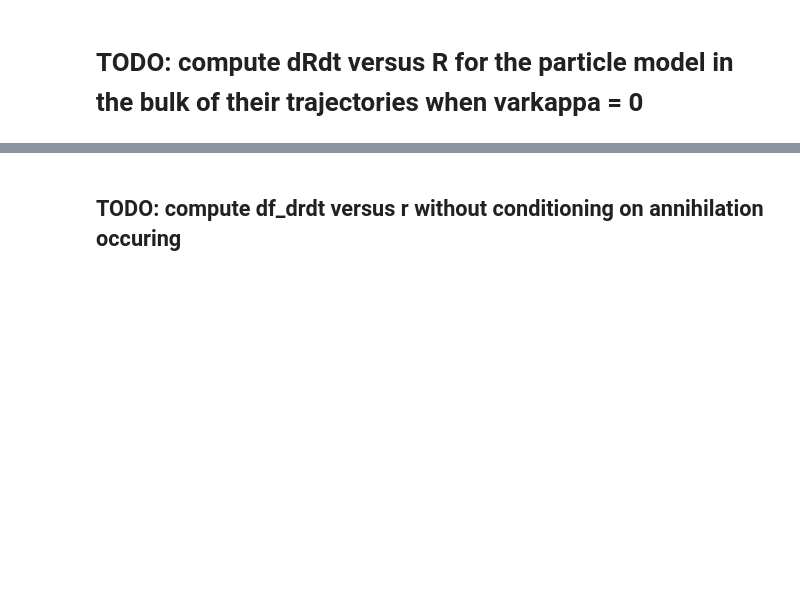
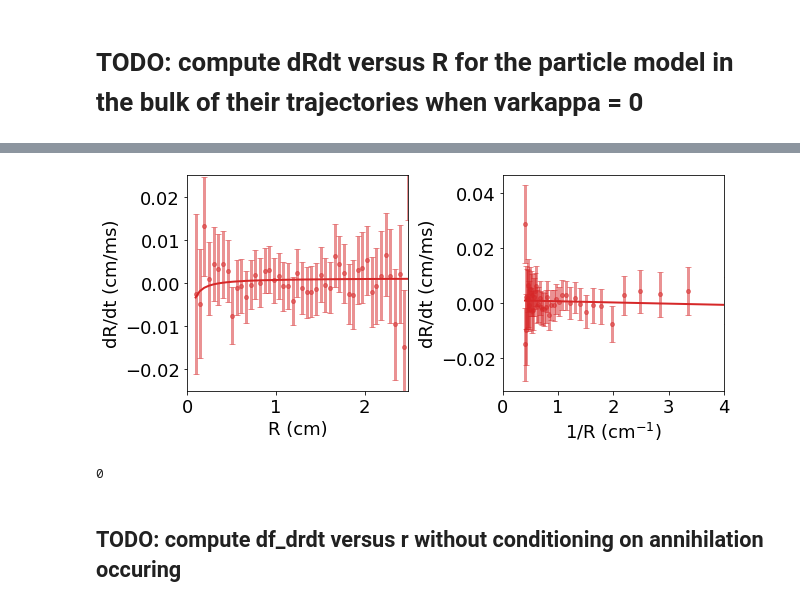
Before and after one commit to timtyree/care, a Jupyter notebook: notebooks/Measuring Average Forces between Spiral Tips.ipynb, the cells around one changed output, grey strips where cells are left out. Cells and saved outputs as stored; diff of their text form; code cells hidden in the pictures; blank space fills up the shorter version.

```diff
--- a/notebooks/Measuring Average Forces between Spiral Tips.ipynb
+++ b/notebooks/Measuring Average Forces between Spiral Tips.ipynb
@@ -3257,0 +3407,12 @@ def get_compute_initial_inout_angles(width,height):
+# %%
+#bin and bootstrap results
+dict_out = bin_and_bootstrap_xy_values(x=x_values,
+                                       y=y_values,
+                                       xlabel=xlabel,
+                                       ylabel=ylabel,
+                                       bins=bins,
+                                       min_numobs=min_numobs,
+                                       num_bootstrap_samples=num_bootstrap_samples,
+                                       npartitions=npartitions)
+df_drdt = pd.DataFrame(dict_out)
+df_drdt.head()
@@ -3258,3 +3489,26 @@ def get_compute_initial_inout_angles(width,height):
+# %%
+ylim=0.025
+xlim=np.max(x_values)
+#plot mean radial velocities
+fig, axs = plt.subplots(ncols=2, figsize=(9, 4))
+PlotMeanRadialVelocities(axs, x_values, y_values, y_err_values, y_hat_values,c='C3',
+                            alpha=0.5,
+    fontsize=18,
+    elinewidth=3,
+    markersize=4,
+    capsize=3,
+    xlim0=[0, xlim],
+    xlim1=[0, 4])
+# PlotMeanRadialVelocities(axs, x_values2, y_values2, y_err_values2, y_hat_values2,c='C4')
+axs[0].set_ylim([-ylim,ylim])
+plt.tight_layout()
+plt.show()
+# %% [output]
+[figure, added]
+# %%
+beep(20)
+# %% [output]
+0
 # %% [markdown]
 ## TODO: compute df_drdt versus r without conditioning on annihilation occuring
 # %%
```
Also changed, not shown: parts of 17 cells of this notebook, 5 other files.
